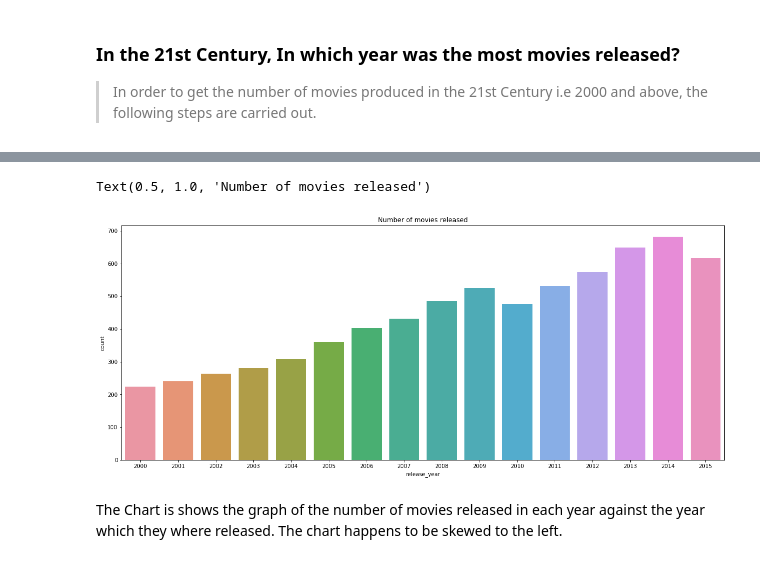
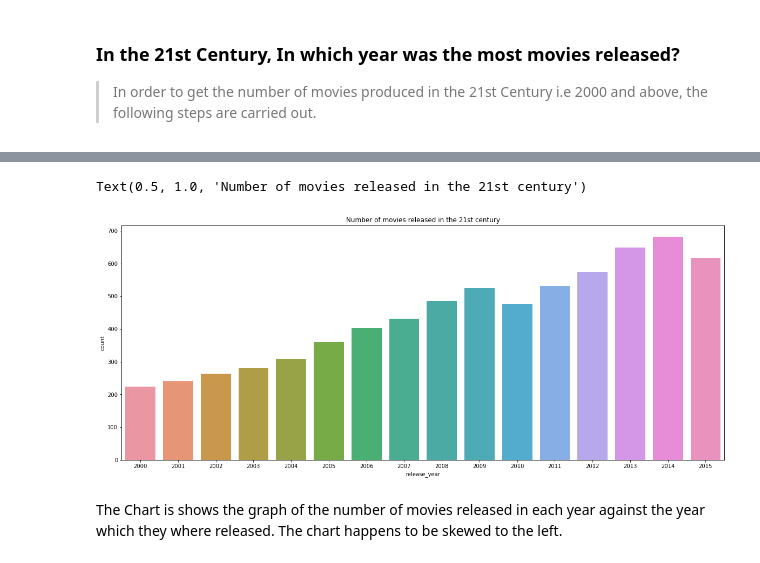
Before and after one commit to dev-tyta/The-Movie-Database, a Jupyter notebook: Investigate_a_Dataset.ipynb, the cells around one changed output, grey strips where cells are left out. Cells and saved outputs as stored; diff of their text form; code cells hidden in the pictures.

```diff
--- a/Investigate_a_Dataset.ipynb
+++ b/Investigate_a_Dataset.ipynb
@@ -271,13 +271,16 @@ mov_21st.release_year.value_counts()    # Shows a count of the total number of m
 2001    241
 2000    224
 Name: release_year, dtype: int64
+# %%
+def countplot(x):
+    plt.figure(figsize= (20, 8))
+    sns.countplot(x)
 # %%
-plt.figure(figsize= (20, 8))
-sns.countplot(mov_21st.release_year)
-plt.title('Number of movies released')
+countplot(mov_21st.release_year)
+plt.title('Number of movies released in the 21st century')
 # %% [output]
-Text(0.5, 1.0, 'Number of movies released')
+Text(0.5, 1.0, 'Number of movies released in the 21st century')
-[figure, old version]
+[figure, new version]
 # %% [markdown]
 The Chart is shows the graph of the number of movies released in each year against the year which they where released. The chart happens to be skewed to the left.
 # %% [markdown]
```
Also changed, not shown: parts of 9 cells of this notebook.
